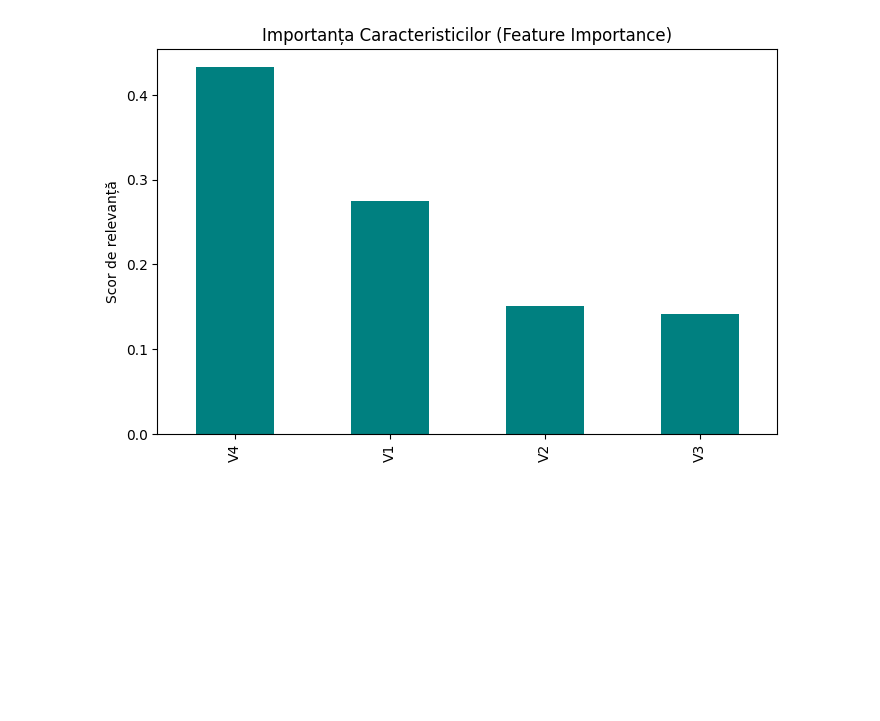
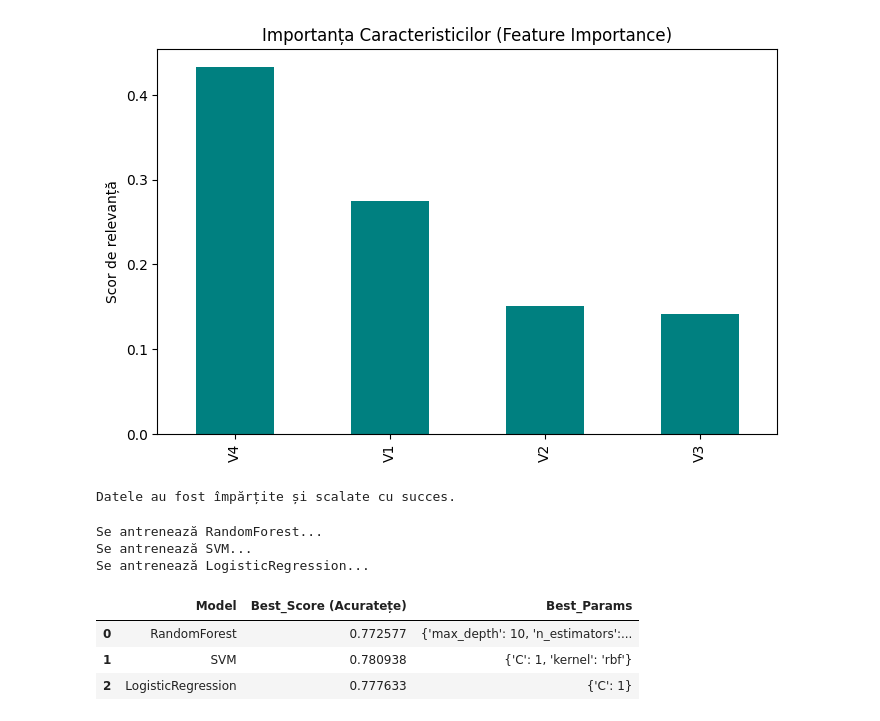
Before and after one commit to Raul124-afk/Proiect_sistemeInteligente, a Jupyter notebook: proiect_analiza.ipynb, the cells around one changed output. Saved outputs shown, nothing was run; the diff lists cells and outputs as text; code cells hidden in the pictures; blank space fills up the shorter version.

```diff
--- a/proiect_analiza.ipynb
+++ b/proiect_analiza.ipynb
@@ -123,3 +123,63 @@ V2    0.151254
 V3    0.141466
 dtype: float64
 [figure]
+# %%
+from sklearn.model_selection import train_test_split
+from sklearn.preprocessing import StandardScaler
+
+# 1. Split date: 80% antrenare, 20% test
+X_train, X_test, y_train, y_test = train_test_split(X, y, test_size=0.2, random_state=42)
+
+# 2. Scalarea datelor (obligatorie pentru Logistic Regression și SVM)
+scaler = StandardScaler()
+X_train_scaled = scaler.fit_transform(X_train)
+X_test_scaled = scaler.transform(X_test)
+
+print("Datele au fost împărțite și scalate cu succes.")
+# %% [output]
+Datele au fost împărțite și scalate cu succes.
+# %%
+from sklearn.model_selection import GridSearchCV
+from sklearn.linear_model import LogisticRegression
+from sklearn.svm import SVC
+from sklearn.ensemble import RandomForestClassifier
+
+# Definirea modelelor și a grilei de parametri
+model_params = {
+    'RandomForest': {
+        'model': RandomForestClassifier(random_state=42),
+        'params': {'n_estimators': [50, 100], 'max_depth': [None, 10]}
+    },
+    'SVM': {
+        'model': SVC(random_state=42),
+        'params': {'C': [0.1, 1, 10], 'kernel': ['rbf', 'linear']}
+    },
+    'LogisticRegression': {
+        'model': LogisticRegression(max_iter=1000),
+        'params': {'C': [0.1, 1, 10]}
+    }
+}
+
+# Procesul de GridSearch
+comparatie_modele = []
+for nume_model, mp in model_params.items():
+    print(f"Se antrenează {nume_model}...")
+    grid = GridSearchCV(mp['model'], mp['params'], cv=5)
+    grid.fit(X_train_scaled, y_train)
+    comparatie_modele.append({
+        'Model': nume_model,
+        'Best_Score (Acuratețe)': grid.best_score_,
+        'Best_Params': grid.best_params_
+    })
+
+# Afișarea rezultatelor brute (Tabel comparativ)
+df_comparatie = pd.DataFrame(comparatie_modele)
+display(df_comparatie)
+# %% [output]
+Se antrenează RandomForest...
+Se antrenează SVM...
+Se antrenează LogisticRegression...
+|  | Model | Best_Score (Acuratețe) | Best_Params |
+| 0 | RandomForest | 0.772577 | {'max_depth': 10, 'n_estimators':... |
+| 1 | SVM | 0.780938 | {'C': 1, 'kernel': 'rbf'} |
+| 2 | LogisticRegression | 0.777633 | {'C': 1} |
```
Also changed, not shown: parts of 1 cell of this notebook, 1 other file.
